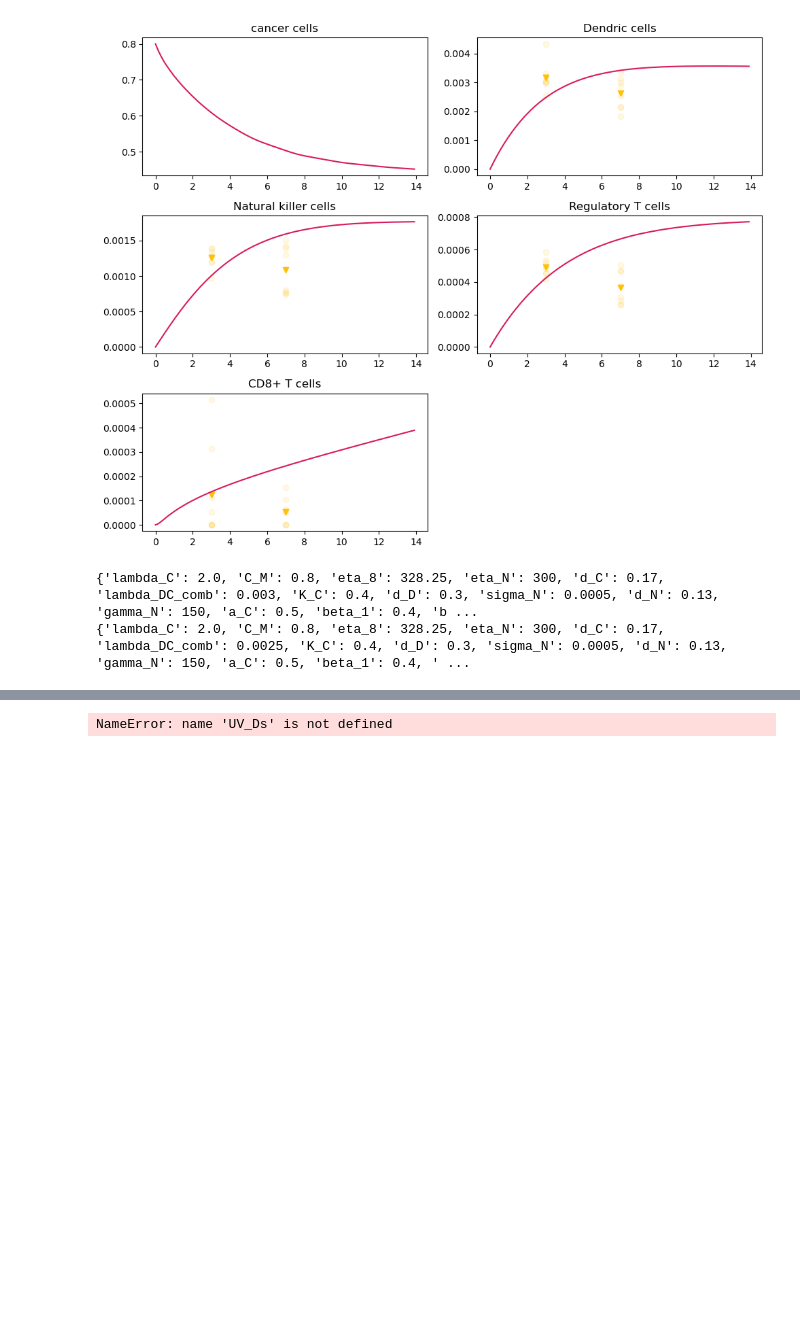
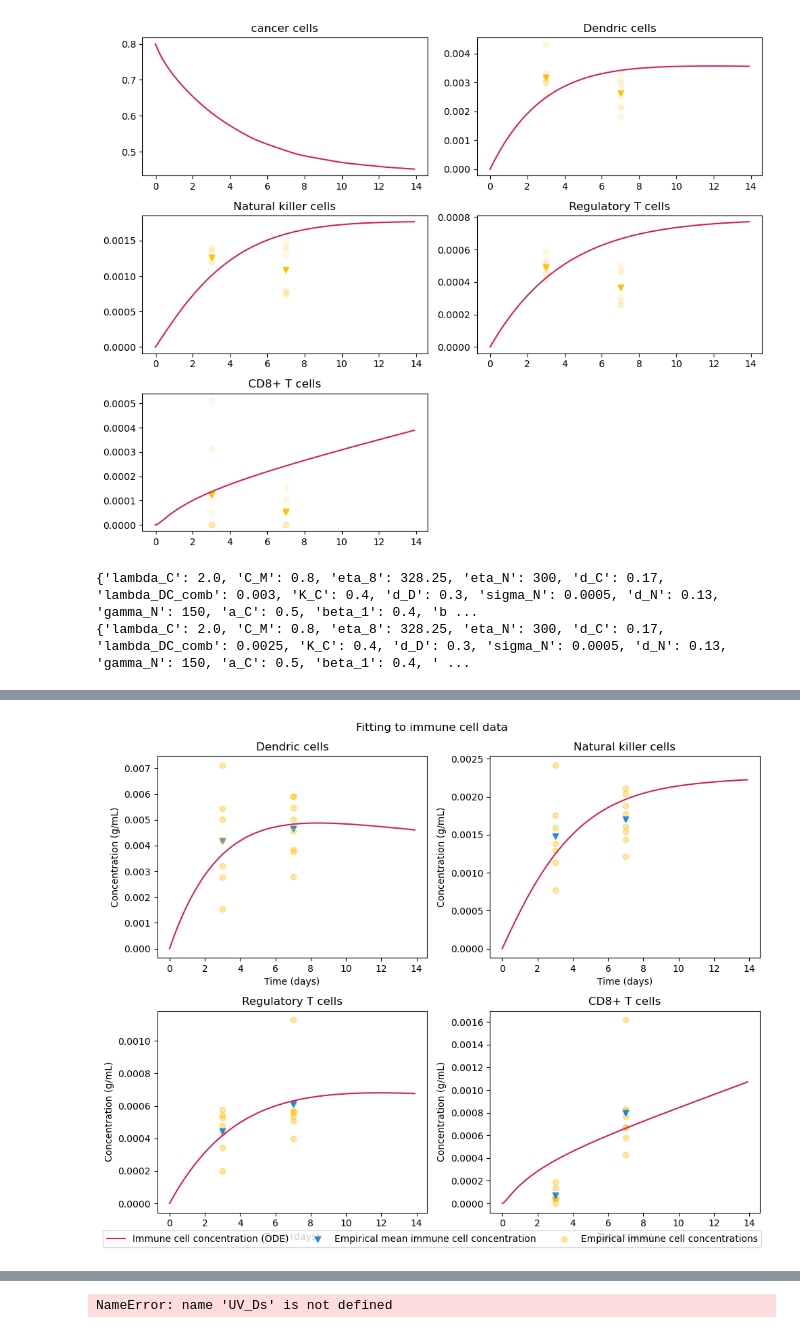
Before and after one commit to ZP-likes-coding/Cancer_immune_interaction, a Jupyter notebook: Fitting_T11.ipynb, the cells around one changed output, grey strips where cells are left out. Drawn from its saved outputs; the diff is of its cells as text; code cells hidden in the pictures; blank space fills up the shorter version.

Commit message:
Added survival and made the graphs better

```diff
--- a/Fitting_T11.ipynb
+++ b/Fitting_T11.ipynb
@@ -1947,0 +2146,56 @@ plt.show()
+# %%
+c1 = (216/255,27/255,96/255)
+c2 = (30/255,136/255,229/255)
+c3 = (255/255,193/255,7/255)
+c4 = (0/255,77/255,64/255)
+
+tspan = (0.0,14.0,)
+C_init     = mutagen_best_params['C_init']
+D_init     = mutagen_best_params['D_init']
+N_init     = mutagen_best_params['N_init']
+Tr_init    = mutagen_best_params['Tr_init']
+T8_init    = mutagen_best_params['T8_init']
+C0 = [C_init,D_init,N_init,Tr_init,T8_init]
+sol = solve_ivp(cancer_ode_parametrised,tspan,C0,args = (mutagen_best_params,),abs_tol = 1e-9,t_eval = np.arange(0.0,14.0,0.1,))
+t = sol.t
+y = sol.y
+
+data_opacity = 0.4
+fig,ax = plt.subplots(2,2,figsize = (10,8))
+D_cells = ax[0,0]
+D_cells.plot(t,y[1],color = c1,label = 'Immune cell concentration (ODE)')
+D_cells.set_title('Dendric cells')
+D_cells.scatter([3.0,7.0],mutagen_Ds[:2],alpha=1.0,marker ='v',color = c2,label = 'Empirical mean immune cell concentration' )
+D_cells.scatter(scatter_mutagen_times,scatter_mutagen_Ds,alpha=data_opacity,color = c3,label = 'Empirical immune cell concentrations')
+handles,labels = D_cells.get_legend_handles_labels()
+
+NK_cells = ax[0,1]
+NK_cells.plot(t,y[2],color = c1)
+NK_cells.set_title('Natural killer cells')
+NK_cells.scatter(scatter_mutagen_times,scatter_mutagen_NKs,alpha=data_opacity,color = c3)
+NK_cells.scatter([3,7],mutagen_NKs[:2],alpha=1.0,marker ='v',color = c2)
+
+
+Treg = ax[1,0]
+Treg.plot(t,y[3],color = c1)
+Treg.set_title('Regulatory T cells')
+Treg.scatter(scatter_mutagen_times,scatter_mutagen_Tregs,alpha=data_opacity,color = c3)
+Treg.scatter([3,7],mutagen_Tregs[:2],alpha=1.0,marker ='v',color = c2)
+# {'lambda_C': 1.5, 'C_M': 0.8, 'eta_8': 328.25, 'eta_N': 300, 'd_C': 0.17, 'lambda_DC_comb': 0.0013, 'K_C': 0.4, 'd_D': 0.1, 'sigma_N': 0.00035, 'd_N': 0.22, 'gamma_N': 150, 'a_C': 0.5, 'beta_1': 0.4, 'beta_2': 0.0002, 'd_Tr': 0.2, 'lambda_Tr_comb': 0.0002, 'd_T8': 1e-05, 'lambda_T8_comb': 0.0001, 'K_Tr': 2.25e-05, 'K_D': 0.0004, 'C_init': 0.8, 'D_init': 0.0, 'N_init': 0.0, 'Tr_init': 0.0, 'T8_init': 0.0}
+T8 = ax[1,1]
+T8.plot(t,y[4],color = c1)
+T8.set_title('CD8+ T cells')
+T8.scatter(scatter_mutagen_times,scatter_mutagen_T8s,alpha=data_opacity,color = c3)
+T8.scatter([3,7],mutagen_T8s[:2],alpha=1.0,marker ='v',color = c2)
+for axes in ax.reshape(-1):
+    axes.set_xlabel("Time (days)")
+    axes.set_ylabel("Concentration (g/mL)")
+
+fig.legend(handles, labels, bbox_to_anchor=(0.5, 0.0), loc='lower center', ncol=4)
+fig.subplots_adjust(bottom=0.12)
+fig.suptitle("Fitting to immune cell data")
+plt.tight_layout()
+
+plt.show()
+# %% [output]
+[figure, added]
```
Also changed, not shown: parts of 9 cells of this notebook.
